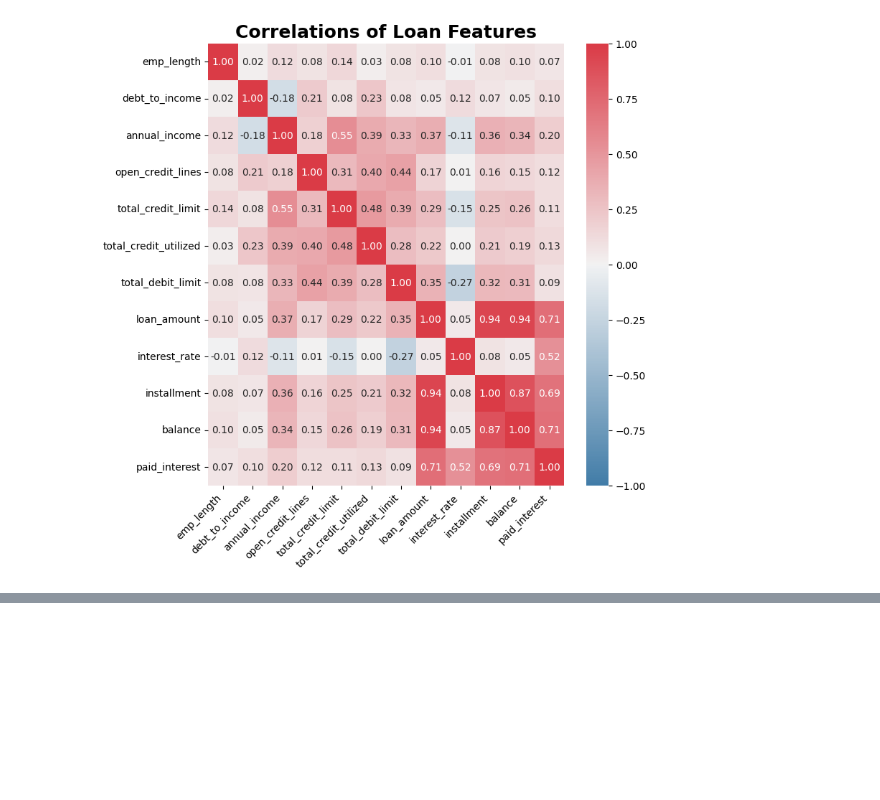
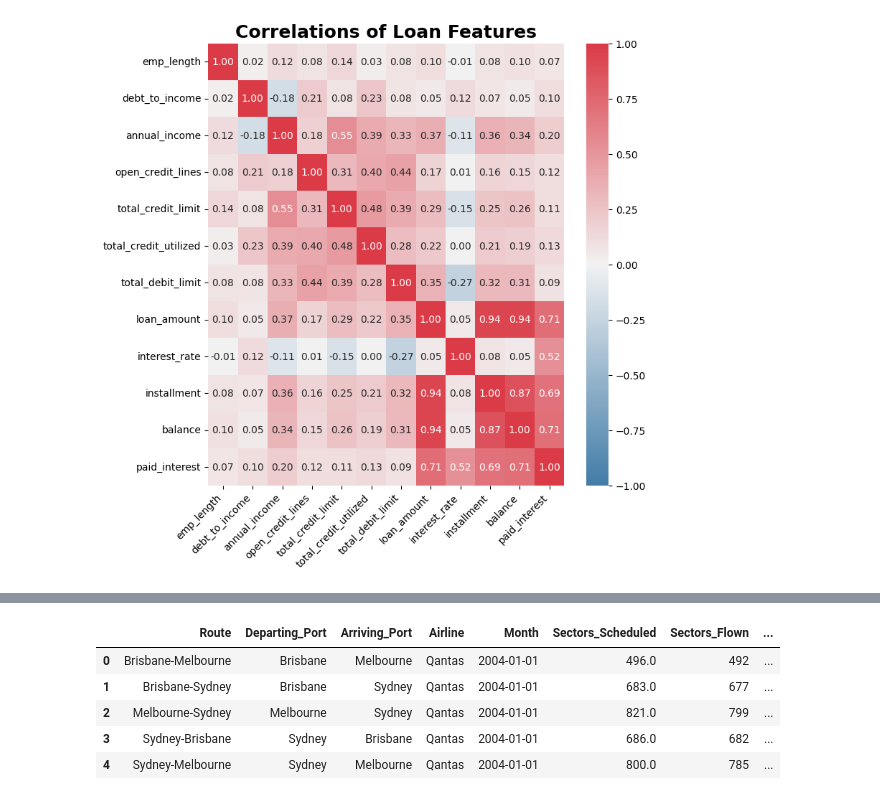
Before and after one commit to xc308/Python_Data_Analysis, a Jupyter notebook: 4_Visulaization.ipynb, the cells around one changed output, grey strips where cells are left out. Cells and saved outputs as stored; diff of their text form; code cells hidden in the pictures; blank space fills up the shorter version.

```diff
--- a/4_Visulaization.ipynb
+++ b/4_Visulaization.ipynb
@@ -428,0 +433,10 @@ plt.show()
+# %%
+df = pd.read_csv("otp_top5_routes.csv")
+df.head()
+# %% [output]
+|  | Route | Departing_Port | Arriving_Port | Airline | Month | Sectors_Scheduled | Sectors_Flown | ... |
+| 0 | Brisbane-Melbourne | Brisbane | Melbourne | Qantas | 2004-01-01 | 496.0 | 492 | ... |
+| 1 | Brisbane-Sydney | Brisbane | Sydney | Qantas | 2004-01-01 | 683.0 | 677 | ... |
+| 2 | Melbourne-Sydney | Melbourne | Sydney | Qantas | 2004-01-01 | 821.0 | 799 | ... |
+| 3 | Sydney-Brisbane | Sydney | Brisbane | Qantas | 2004-01-01 | 686.0 | 682 | ... |
+| 4 | Sydney-Melbourne | Sydney | Melbourne | Qantas | 2004-01-01 | 800.0 | 785 | ... |
```
Also changed, not shown: parts of 2 cells of this notebook.
